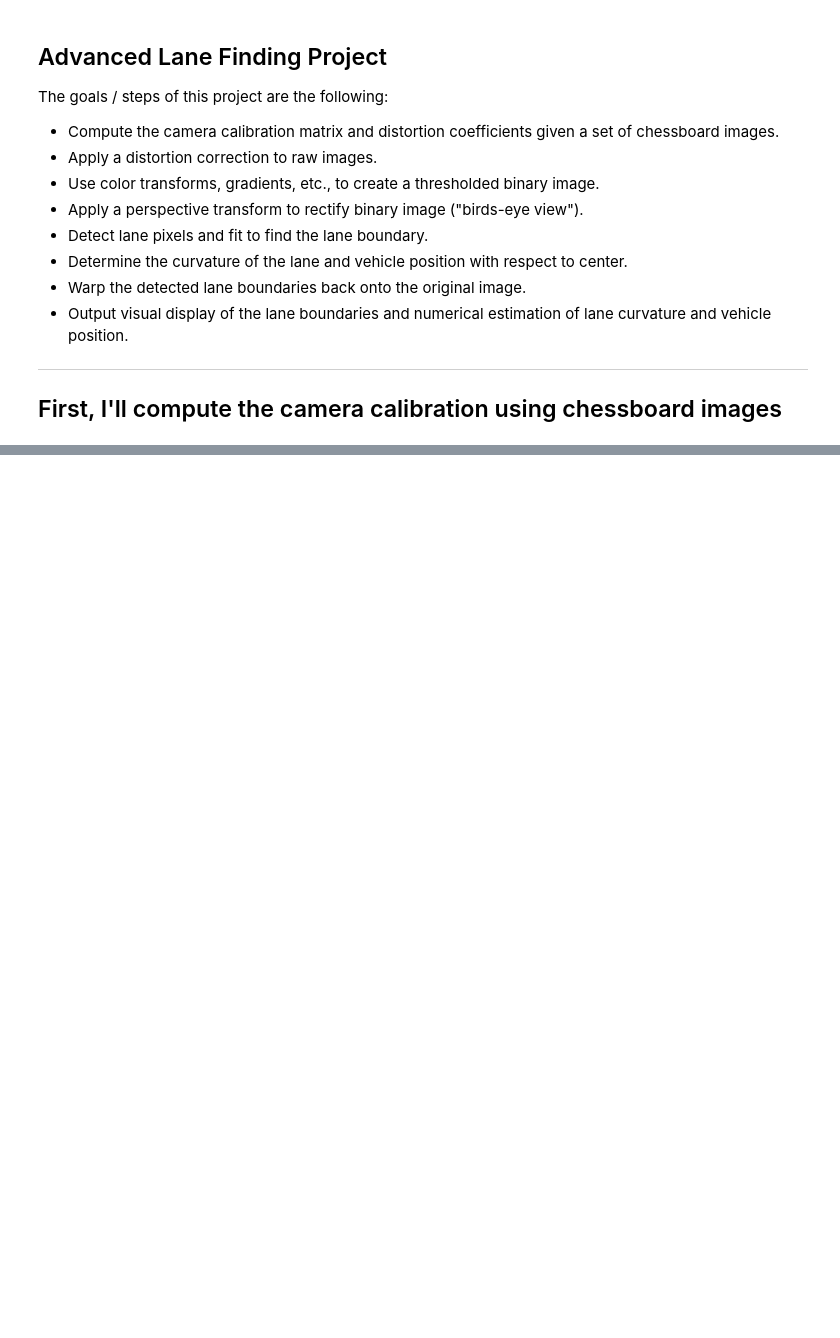
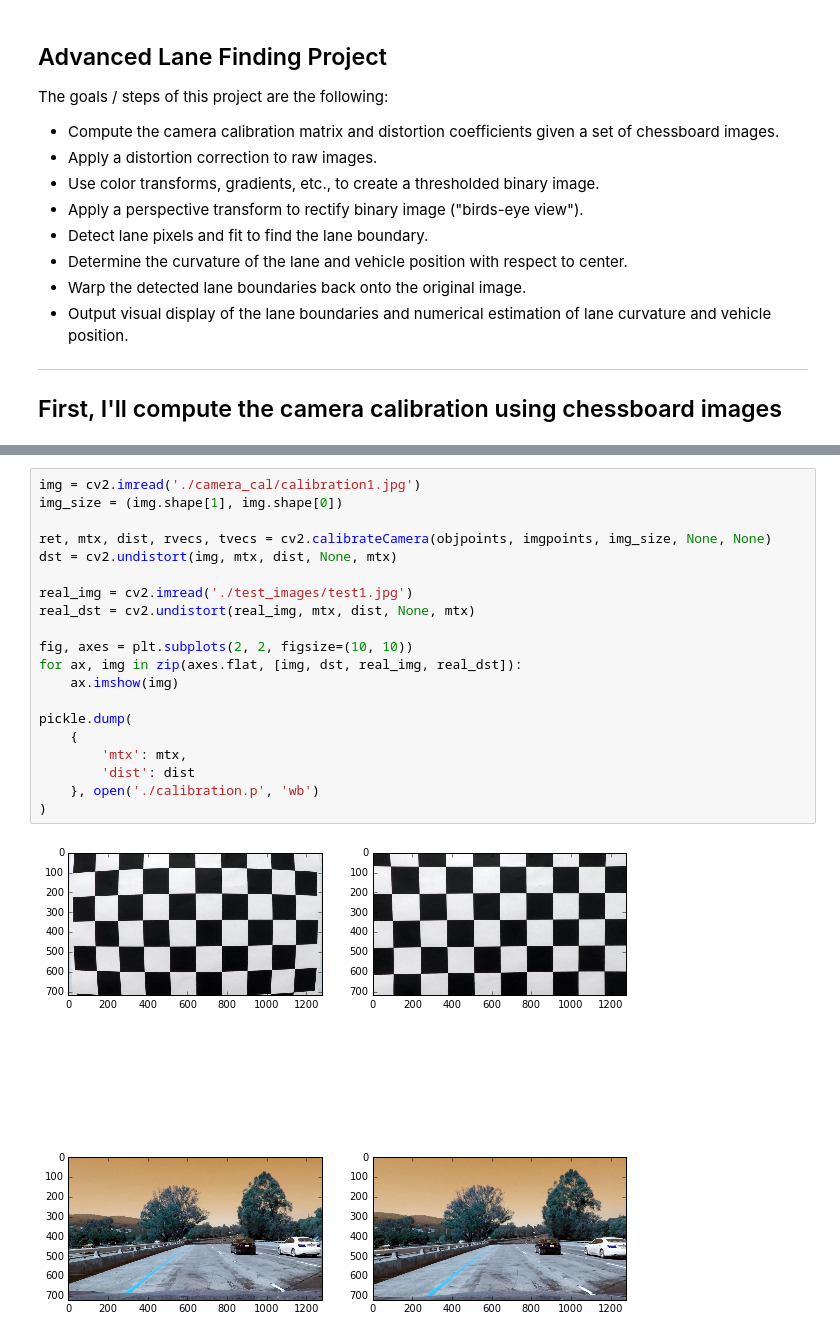
Before and after one commit to AlexanderKim/CarND-Advanced-Lane-Lines, a Jupyter notebook: Advanced Lane Finding.ipynb, the cells around one changed output, grey strips where cells are left out. Saved outputs shown, nothing was run; the diff lists cells and outputs as text; blank space fills up the shorter version.

```diff
--- a/Advanced Lane Finding.ipynb
+++ b/Advanced Lane Finding.ipynb
@@ -83,0 +65,22 @@ TypeError: 'numpy.flatiter' object is not callable
+# %%
+img = cv2.imread('./camera_cal/calibration1.jpg')
+img_size = (img.shape[1], img.shape[0])
+
+ret, mtx, dist, rvecs, tvecs = cv2.calibrateCamera(objpoints, imgpoints, img_size, None, None)
+dst = cv2.undistort(img, mtx, dist, None, mtx)
+
+real_img = cv2.imread('./test_images/test1.jpg')
+real_dst = cv2.undistort(real_img, mtx, dist, None, mtx)
+
+fig, axes = plt.subplots(2, 2, figsize=(10, 10))
+for ax, img in zip(axes.flat, [img, dst, real_img, real_dst]):
+    ax.imshow(img)
+
+pickle.dump(
+    {
+        'mtx': mtx,
+        'dist': dist
+    }, open('./calibration.p', 'wb')
+)
+# %% [output]
+[figure, added]
```
Also changed, not shown: parts of 5 cells of this notebook.
